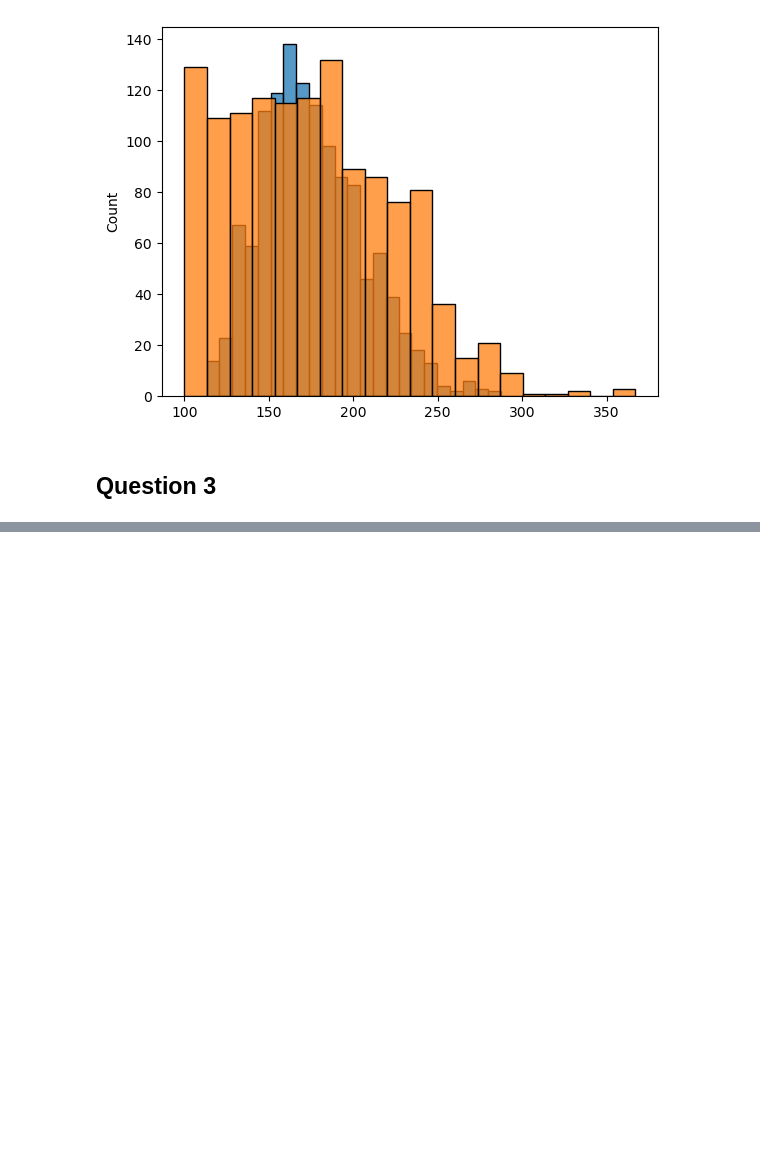
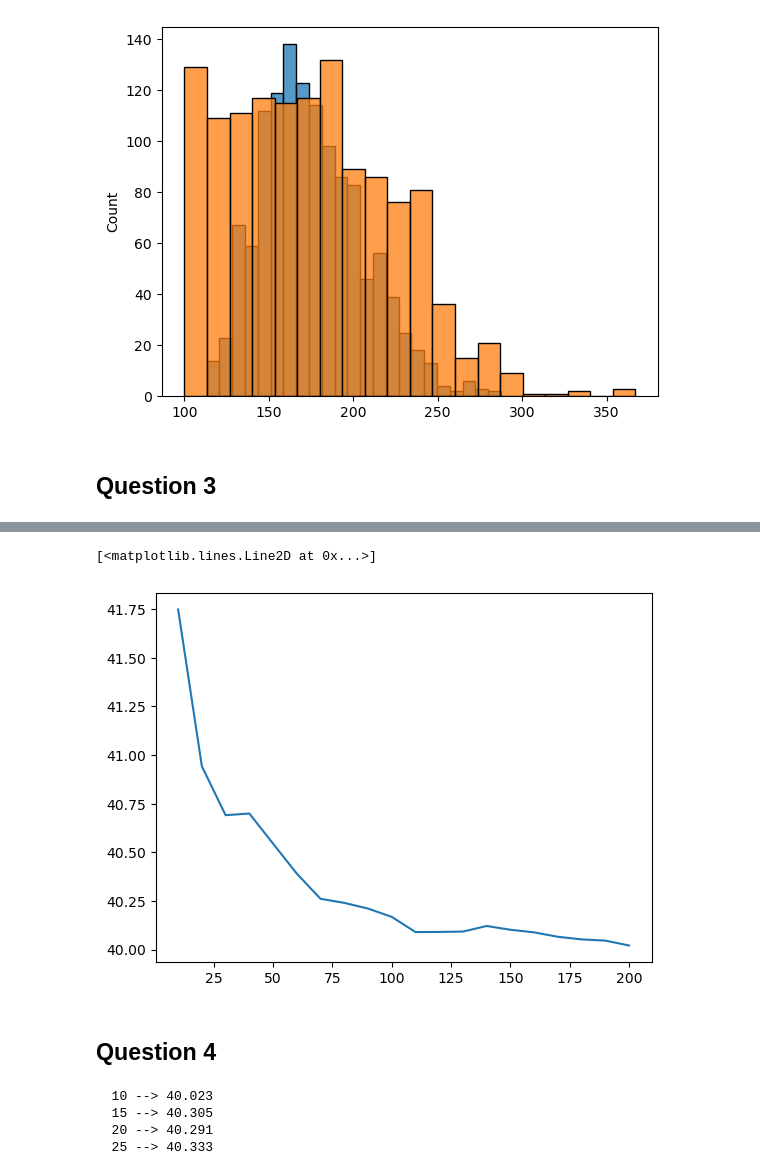
Before and after one commit to victornemenike/machine-learning-zoomcamp, a Jupyter notebook: 06-trees/homework.ipynb, the cells around one changed output, grey strips where cells are left out. Cells and saved outputs as stored; diff of their text form; code cells hidden in the pictures; blank space fills up the shorter version.

Commit message:
complete question 3 and 4

```diff
--- a/06-trees/homework.ipynb
+++ b/06-trees/homework.ipynb
@@ -208,3 +208,14 @@ sns.histplot(y_val)
 [figure]
 # %% [markdown]
 ## Question 3
+# %%
+scores = []
+
+for n in range(10, 201, 10):
+
+    rf = RandomForestRegressor(n_estimators = n, random_state = 1, n_jobs = -1)
+    _ = rf.fit(X_train, y_train)
+    y_val_pred = rf.predict(X_val)
+    rmse = mse(y_val, y_val_pred)**0.5
+    scores.append((n, rmse))
+    print('%4s --> %.3f' %(n, rmse))
@@ -210,0 +243,27 @@ sns.histplot(y_val)
+# %%
+df_scores = pd.DataFrame(scores, columns = ['n_estimators', 'rmse'])
+# %%
+plt.plot(df_scores.n_estimators, df_scores.rmse)
+# %% [output]
+[<matplotlib.lines.Line2D at 0x...>]
+[figure, added]
+# %% [markdown]
+## Question 4
+# %%
+scores = []
+for d in [10, 15, 20, 25]:
+    rmses = []
+    for n in range(10, 201, 10):
+        rf = RandomForestRegressor(n_estimators = n, max_depth = d, random_state = 1, n_jobs = -1)
+        _ = rf.fit(X_train, y_train)
+        y_val_pred = rf.predict(X_val)
+        rmse = mse(y_val, y_val_pred)**0.5
+        rmses.append(rmse)
+    mean_rmse = np.mean(rmses)
+    print('%4s --> %.3f' %(d, mean_rmse))
+    scores.append((d, mean_rmse))
+# %% [output]
+  10 --> 40.023
+  15 --> 40.305
+  20 --> 40.291
+  25 --> 40.333
```
Also changed, not shown: parts of 2 cells of this notebook.
